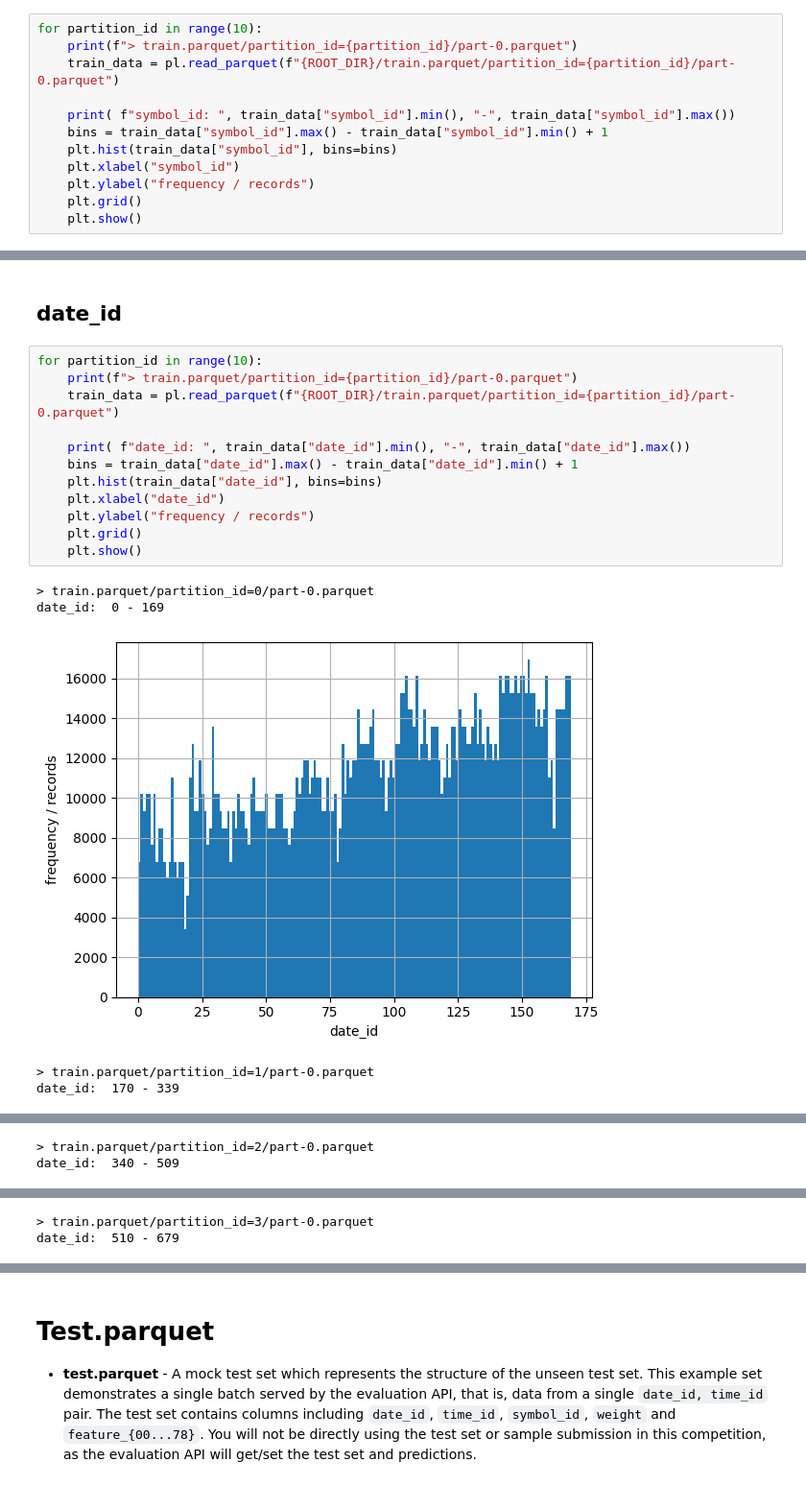
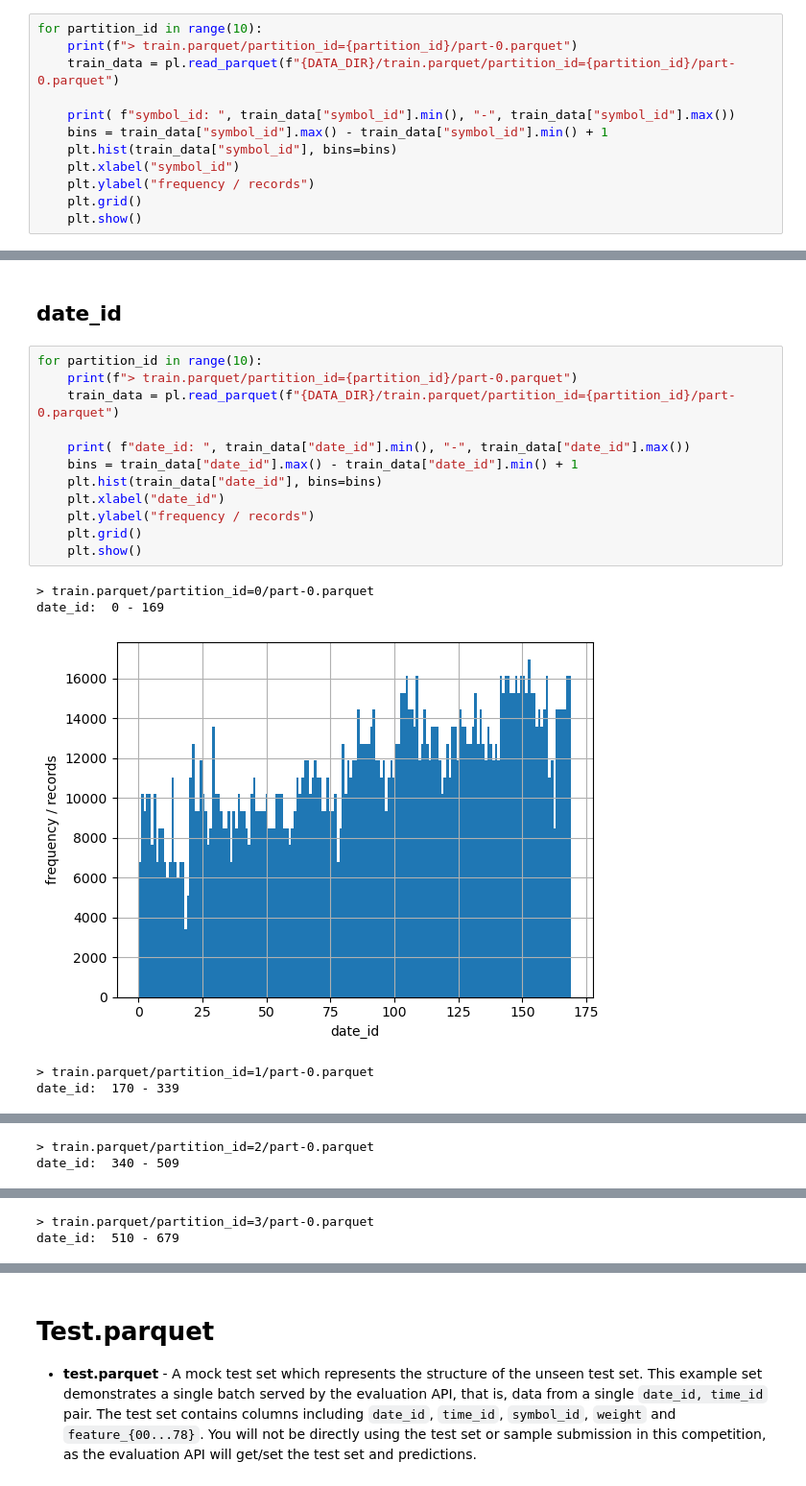
Before and after one commit to Squidward-Liwito/jane_street_solutions_benchmark, a Jupyter notebook: js_dataEDA.ipynb, the cells around one changed output, grey strips where cells are left out. Shown: that part at 96% size. Drawn from its saved outputs; the diff is of its cells as text.

```diff
--- a/js_dataEDA.ipynb
+++ b/js_dataEDA.ipynb
@@ -284,7 +264,7 @@ plt.show()
 # %%
 for partition_id in range(10):
     print(f"> train.parquet/partition_id={partition_id}/part-0.parquet")
-    train_data = pl.read_parquet(f"{ROOT_DIR}/train.parquet/partition_id={partition_id}/part-0.parquet")
+    train_data = pl.read_parquet(f"{DATA_DIR}/train.parquet/partition_id={partition_id}/part-0.parquet")
 
     print( f"symbol_id: ", train_data["symbol_id"].min(), "-", train_data["symbol_id"].max())
     bins = train_data["symbol_id"].max() - train_data["symbol_id"].min() + 1
@@ -318,19 +298,19 @@ symbol_id:  0 - 38
 # %%
 for partition_id in range(10):
     print(f"> train.parquet/partition_id={partition_id}/part-0.parquet")
-    train_data = pl.read_parquet(f"{ROOT_DIR}/train.parquet/partition_id={partition_id}/part-0.parquet")
+    train_data = pl.read_parquet(f"{DATA_DIR}/train.parquet/partition_id={partition_id}/part-0.parquet")
 
     print( f"date_id: ", train_data["date_id"].min(), "-", train_data["date_id"].max())
     bins = train_data["date_id"].max() - train_data["date_id"].min() + 1
     plt.hist(train_data["date_id"], bins=bins)
     plt.xlabel("date_id")
     plt.ylabel("frequency / records")
     plt.grid()
     plt.show()
 # %% [output]
 > train.parquet/partition_id=0/part-0.parquet
 date_id:  0 - 169
-[figure, old version]
+[figure, new version]
 > train.parquet/partition_id=1/part-0.parquet
 date_id:  170 - 339
 [figure]
```
Also changed, not shown: parts of 13 cells of this notebook, 6 other files.
